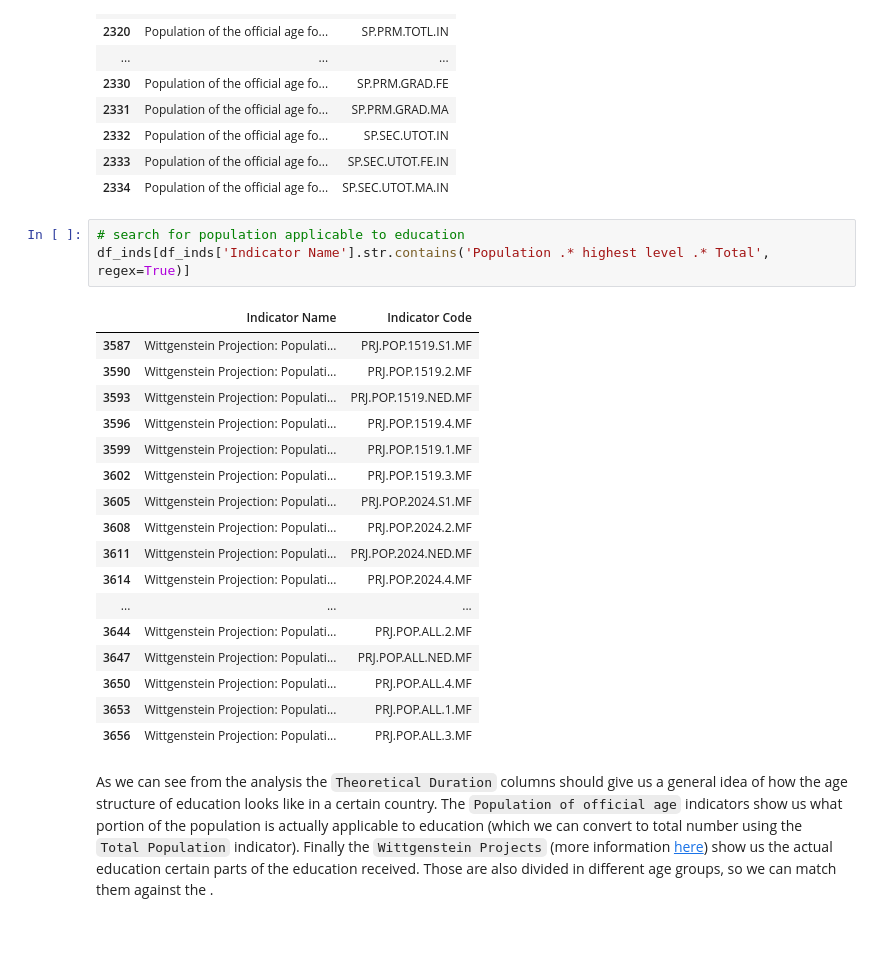
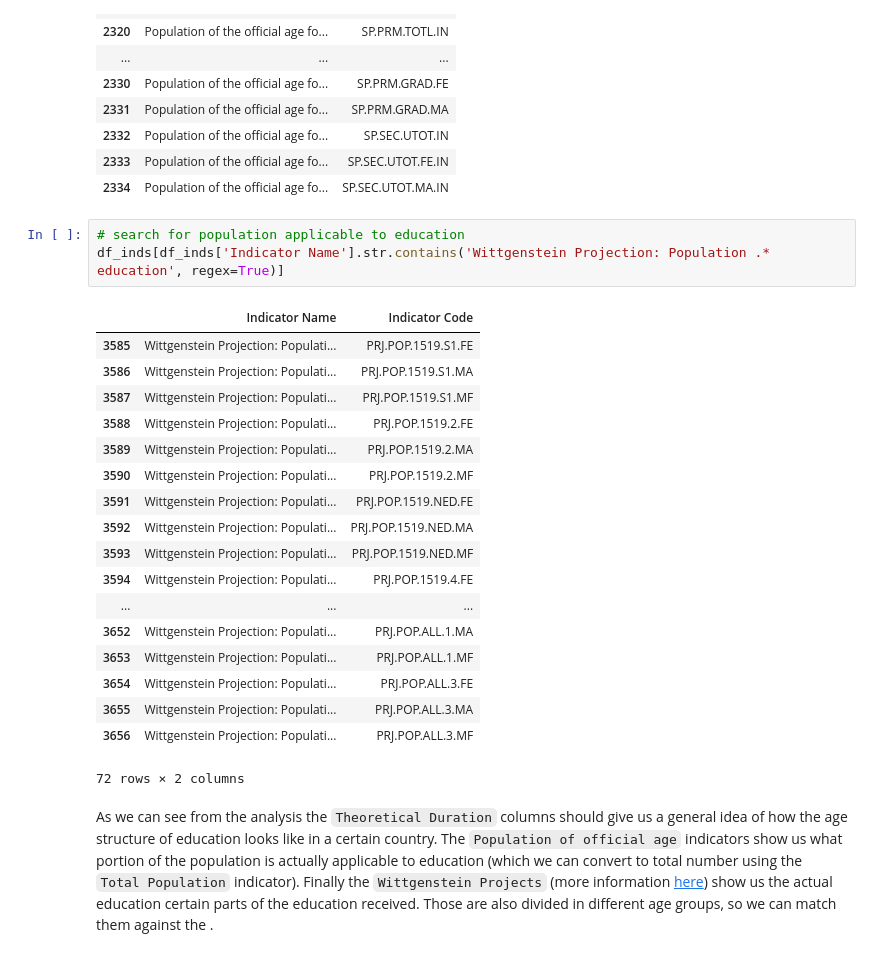
Before and after one commit to felixnext/ds_global-education, a Jupyter notebook: 11_exp_edstats.ipynb, the cells around one changed output. Drawn from its saved outputs; the diff is of its cells as text.

```diff
--- a/11_exp_edstats.ipynb
+++ b/11_exp_edstats.ipynb
@@ -270,25 +270,26 @@ df_inds[df_inds['Indicator Name'].str.contains('Population of the official age .
 | 2334 | Population of the official age fo... | SP.SEC.UTOT.MA.IN |
 # %%
 # search for population applicable to education
-df_inds[df_inds['Indicator Name'].str.contains('Population .* highest level .* Total', regex=True)]
+df_inds[df_inds['Indicator Name'].str.contains('Wittgenstein Projection: Population .* education', regex=True)]
 # %% [output]
 |  | Indicator Name | Indicator Code |
+| 3585 | Wittgenstein Projection: Populati... | PRJ.POP.1519.S1.FE |
+| 3586 | Wittgenstein Projection: Populati... | PRJ.POP.1519.S1.MA |
 | 3587 | Wittgenstein Projection: Populati... | PRJ.POP.1519.S1.MF |
+| 3588 | Wittgenstein Projection: Populati... | PRJ.POP.1519.2.FE |
+| 3589 | Wittgenstein Projection: Populati... | PRJ.POP.1519.2.MA |
 | 3590 | Wittgenstein Projection: Populati... | PRJ.POP.1519.2.MF |
+| 3591 | Wittgenstein Projection: Populati... | PRJ.POP.1519.NED.FE |
+| 3592 | Wittgenstein Projection: Populati... | PRJ.POP.1519.NED.MA |
 | 3593 | Wittgenstein Projection: Populati... | PRJ.POP.1519.NED.MF |
-| 3596 | Wittgenstein Projection: Populati... | PRJ.POP.1519.4.MF |
-| 3599 | Wittgenstein Projection: Populati... | PRJ.POP.1519.1.MF |
-| 3602 | Wittgenstein Projection: Populati... | PRJ.POP.1519.3.MF |
-| 3605 | Wittgenstein Projection: Populati... | PRJ.POP.2024.S1.MF |
-| 3608 | Wittgenstein Projection: Populati... | PRJ.POP.2024.2.MF |
-| 3611 | Wittgenstein Projection: Populati... | PRJ.POP.2024.NED.MF |
-| 3614 | Wittgenstein Projection: Populati... | PRJ.POP.2024.4.MF |
+| 3594 | Wittgenstein Projection: Populati... | PRJ.POP.1519.4.FE |
 | ... | ... | ... |
-| 3644 | Wittgenstein Projection: Populati... | PRJ.POP.ALL.2.MF |
-| 3647 | Wittgenstein Projection: Populati... | PRJ.POP.ALL.NED.MF |
-| 3650 | Wittgenstein Projection: Populati... | PRJ.POP.ALL.4.MF |
+| 3652 | Wittgenstein Projection: Populati... | PRJ.POP.ALL.1.MA |
 | 3653 | Wittgenstein Projection: Populati... | PRJ.POP.ALL.1.MF |
+| 3654 | Wittgenstein Projection: Populati... | PRJ.POP.ALL.3.FE |
+| 3655 | Wittgenstein Projection: Populati... | PRJ.POP.ALL.3.MA |
 | 3656 | Wittgenstein Projection: Populati... | PRJ.POP.ALL.3.MF |
+72 rows × 2 columns
 # %% [markdown]
 As we can see from the analysis the `Theoretical Duration` columns should give us a general idea of how the age structure of education looks like in a certain country. The `Population of official age` indicators show us what portion of the population is actually applicable to education (which we can convert to total number using the `Total Population` indicator). Finally the `Wittgenstein Projects` (more information [here](https://datacatalog.worldbank.org/wittgenstein-projection-percentage-population-age-15-19-highest-level-educational-attainment-upper-0)) show us the actual education certain parts of the education received. Those are also divided in different age groups, so we can match them against the .
 # %%
```
Also changed, not shown: parts of 6 cells of this notebook, 3 other files.
